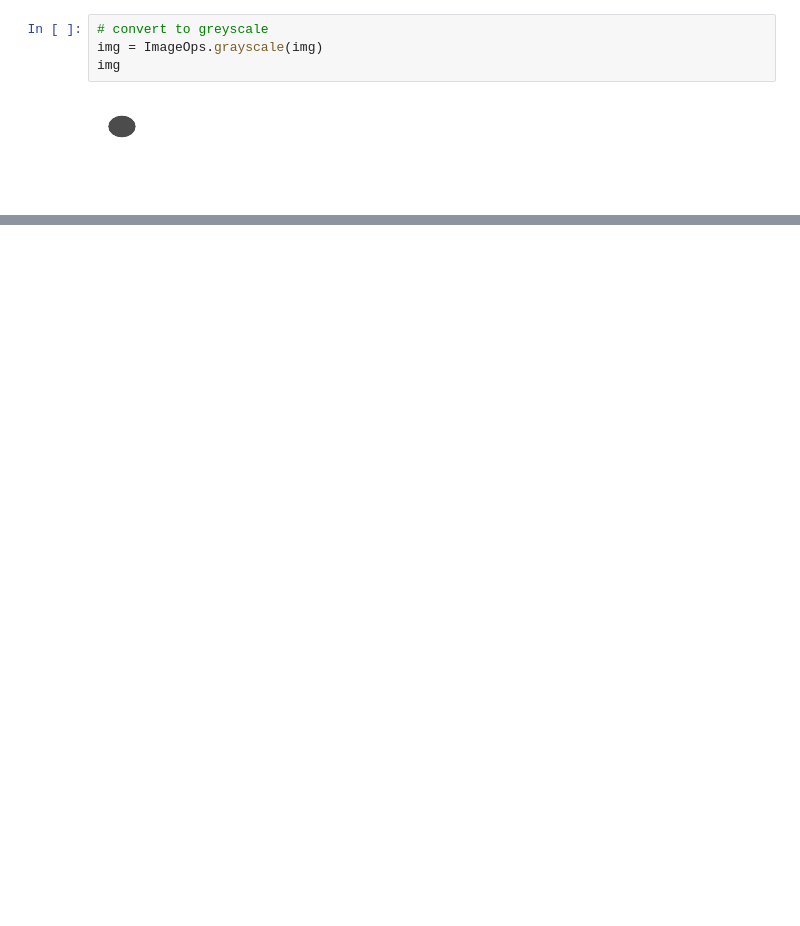
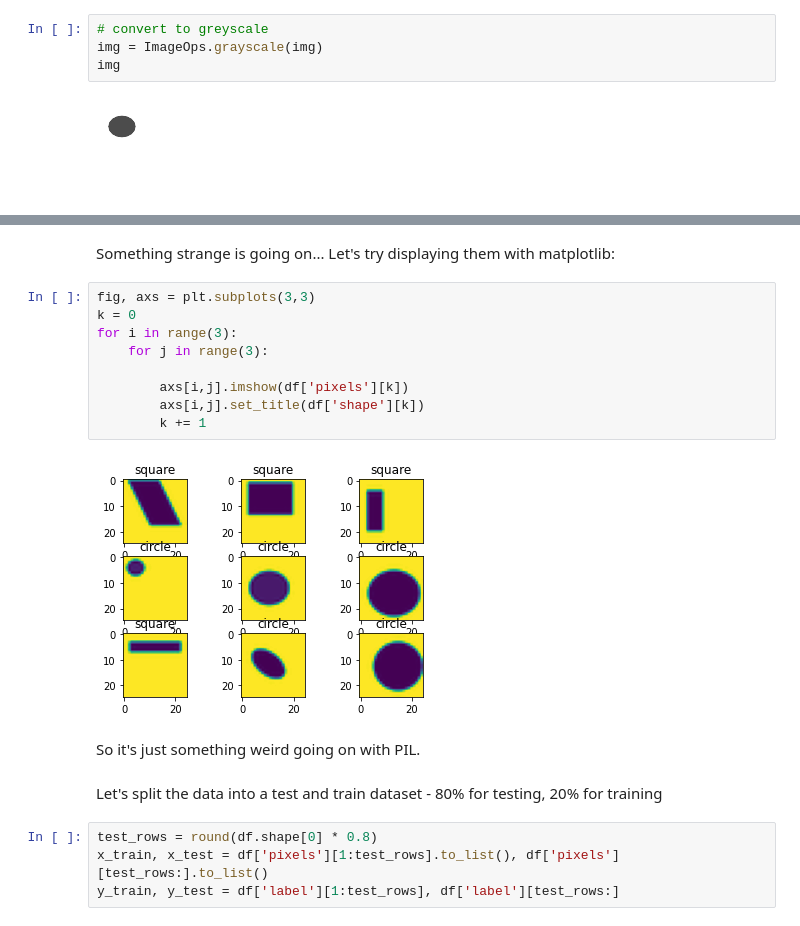
Before and after one commit to szsctt/acg_intro-machine-learning, a Jupyter notebook: labs/deep-learning/tensorflow_recgonising-shape.ipynb, the cells around one changed output, grey strips where cells are left out. Drawn from its saved outputs; the diff is of its cells as text; blank space fills up the shorter version.

```diff
--- a/labs/deep-learning/tensorflow_recgonising-shape.ipynb
+++ b/labs/deep-learning/tensorflow_recgonising-shape.ipynb
@@ -81,0 +142,21 @@ df
+# %% [markdown]
+Something strange is going on...  Let's try displaying them with matplotlib:
+# %%
+fig, axs = plt.subplots(3,3)
+k = 0
+for i in range(3):
+    for j in range(3):
+
+        axs[i,j].imshow(df['pixels'][k])
+        axs[i,j].set_title(df['shape'][k])
+        k += 1
+# %% [output]
+[figure, added]
+# %% [markdown]
+So it's just something weird going on with PIL.
+# %% [markdown]
+Let's split the data into a test and train dataset - 80% for testing, 20% for training
+# %%
+test_rows = round(df.shape[0] * 0.8)
+x_train, x_test = df['pixels'][1:test_rows].to_list(), df['pixels'][test_rows:].to_list()
+y_train, y_test = df['label'][1:test_rows], df['label'][test_rows:]
```
Also changed, not shown: parts of 50 cells of this notebook.
